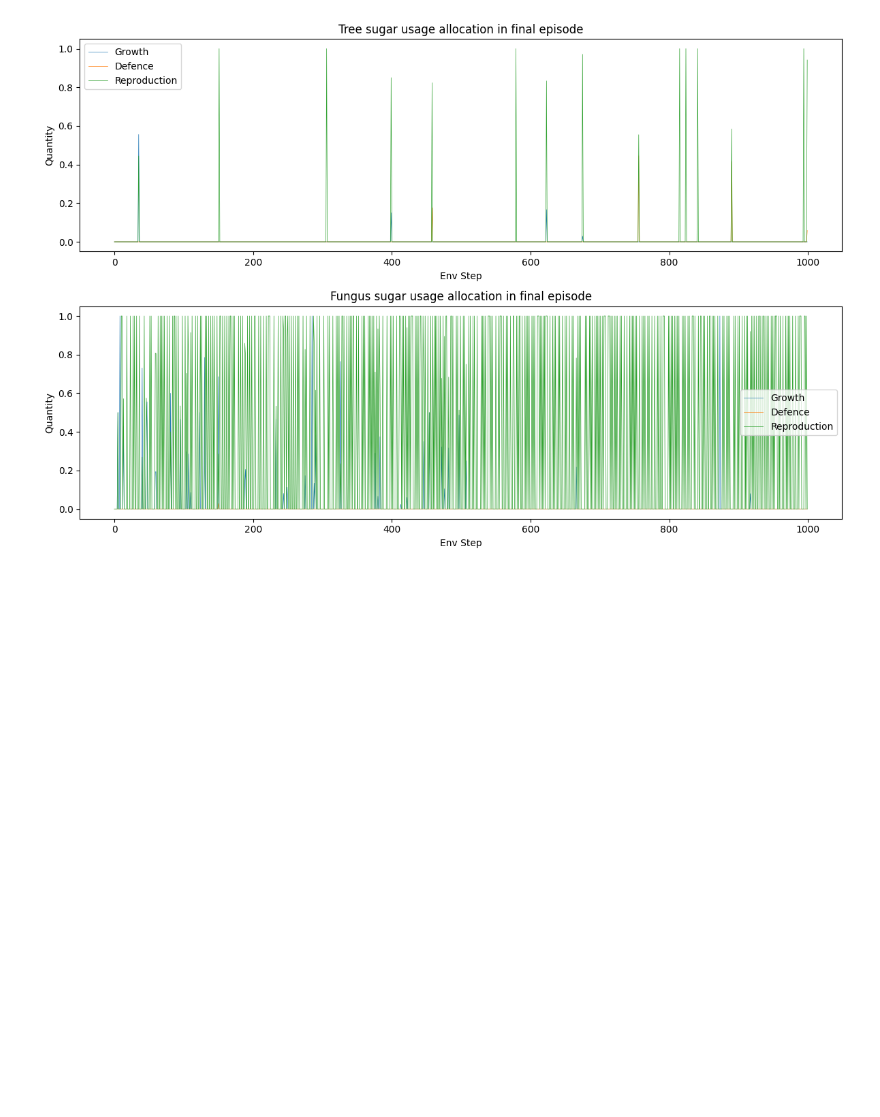
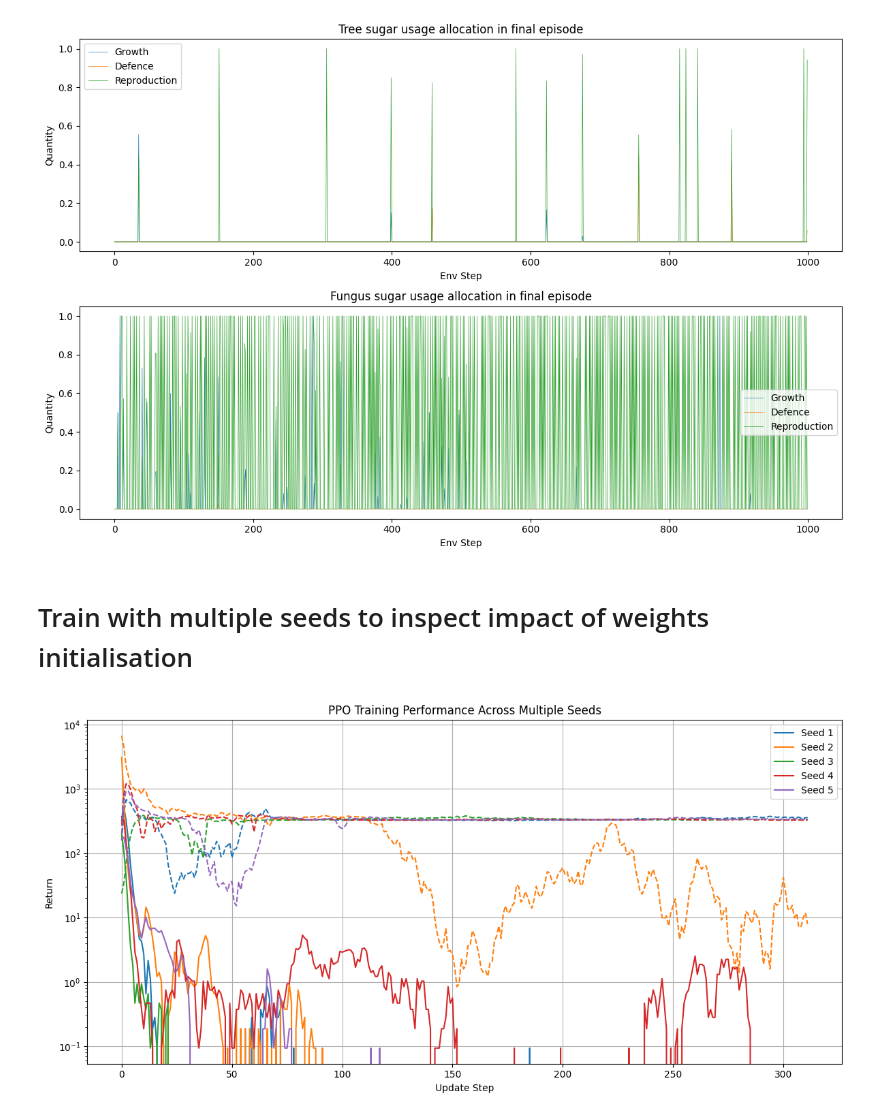
Before and after one commit to isaachcamp/marlplay, a Jupyter notebook: twoStwoR/implement_ppo.ipynb, the cells around one changed output. Saved outputs shown, nothing was run; the diff lists cells and outputs as text; code cells hidden in the pictures; blank space fills up the shorter version.

```diff
--- a/twoStwoR/implement_ppo.ipynb
+++ b/twoStwoR/implement_ppo.ipynb
@@ -380,3 +384,41 @@ plt.savefig(opath / f"eval_episode_sugar_allocation_constrained_{RUN_NAME}.png",
 plt.show()
 # %% [output]
 [figure]
+# %% [markdown]
+# Train with multiple seeds to inspect impact of weights initialisation
+# %%
+config["NUM_SEEDS"] = 5
+# %%
+train_fn = ppo.make_train(config)
+rng = jax.random.PRNGKey(config["SEED"])
+rngs = jax.random.split(rng, config["NUM_SEEDS"])
+
+with jax.disable_jit(False):
+    train_jit = jax.jit(jax.vmap(train_fn))
+    out = train_jit(rngs)
+# %%
+train_state, env_state, obs, rng = out['runner_state']
+tree_traj, fungus_traj, metric = out['info']
+# %%
+colours = ['#1f77b4', '#ff7f0e', '#2ca02c', '#d62728', '#9467bd']
+
+plt.figure(figsize=(12, 6))
+plt.title('PPO Training Performance Across Multiple Seeds')
+plt.grid(True)
+for i in range(config["NUM_SEEDS"]):
+    tree_rewards_episodes = extract_episodes(tree_traj.reward[i], tree_traj.done[i])
+    fungus_rewards_episodes = extract_episodes(fungus_traj.reward[i], fungus_traj.done[i])
+
+    plt.plot(tree_rewards_episodes.sum(axis=-1).mean(axis=0), linestyle='--', c=colours[i])
+    plt.plot(fungus_rewards_episodes.sum(axis=-1).mean(axis=0), label=f'Seed {i+1}', c=colours[i])
+    plt.xlabel('Updates')
+    plt.ylabel('Mean Episode Return')
+    plt.legend()
+
+plt.xlabel("Update Step")
+plt.ylabel("Return")
+plt.yscale('log')
+plt.tight_layout()
+plt.show()
+# %% [output]
+[figure, added]
```
Also changed, not shown: parts of 4 cells of this notebook.
